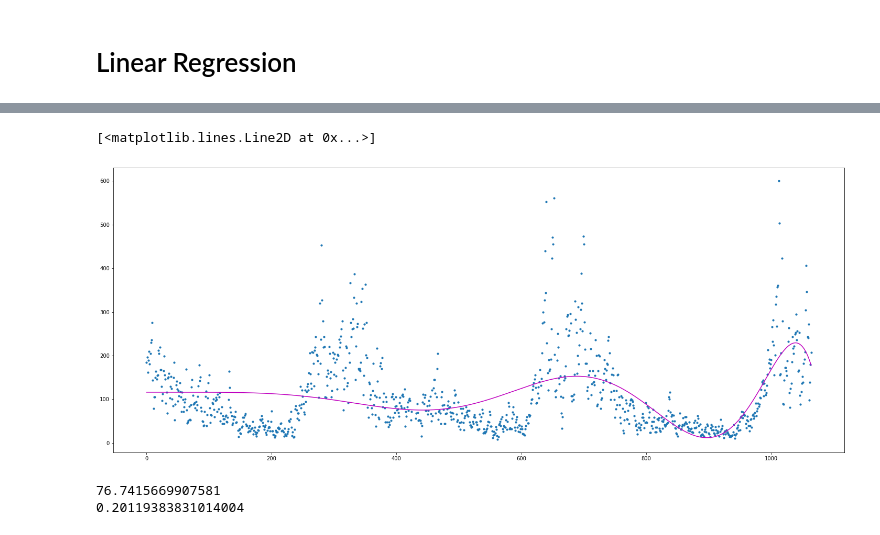
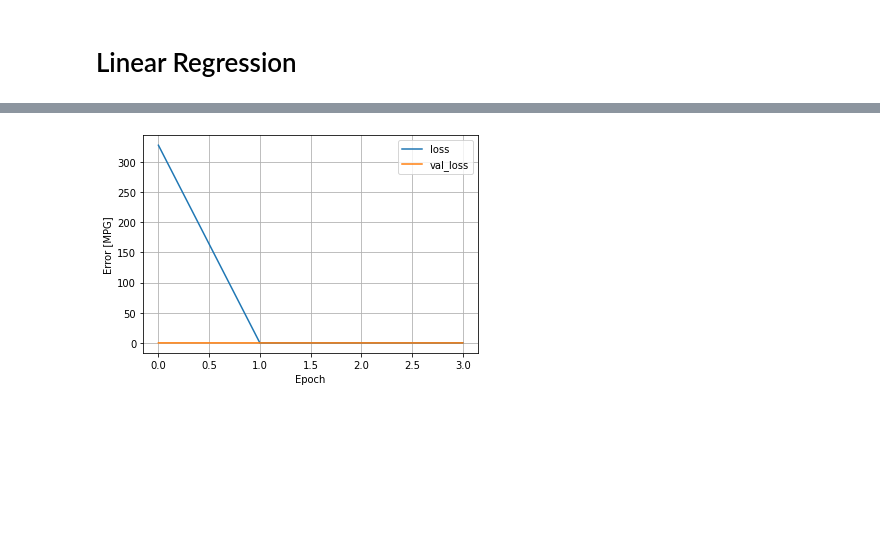
Before and after one commit to harshavardhannarla/esw-project, a Jupyter notebook: src/model/ESW_CPCB.ipynb, the cells around one changed output, grey strips where cells are left out. Cells and saved outputs as stored; diff of their text form; code cells hidden in the pictures; blank space fills up the shorter version.

```diff
--- a/src/model/ESW_CPCB.ipynb
+++ b/src/model/ESW_CPCB.ipynb
@@ -165,0 +169,2 @@ LinearRegression(copy_X=True, fit_intercept=True, n_jobs=None, normalize=False)
+# %%
+y = y_original
@@ -165,0 +173,21 @@ LinearRegression(copy_X=True, fit_intercept=True, n_jobs=None, normalize=False)
+# %%
+model = tf.keras.Sequential([
+    tf.keras.layers.Flatten(input_shape=(1, 1)),
+    tf.keras.layers.Dense(1000, activation='relu'),
+    tf.keras.layers.Dense(1000, activation='relu'),
+    tf.keras.layers.Dense(1000, activation='relu'),
+    tf.keras.layers.Dense(1)
+])
+# %%
+model.compile(optimizer='SGD',
+              loss='mean_absolute_error',
+              metrics=['accuracy'])
+# %%
+history = model.fit(
+    x,
+    y,
+    epochs=4,
+    # Suppress logging.
+    verbose=0,
+    # Calculate validation results on 20% of the training data.
+    validation_split = 0.2)
@@ -166 +200,10 @@ LinearRegression(copy_X=True, fit_intercept=True, n_jobs=None, normalize=False)
+# %%
+plt.pyplot.plot(history.history['loss'], label='loss')
+plt.pyplot.plot(history.history['val_loss'], label='val_loss')
+plt.pyplot.xlabel('Epoch')
+plt.pyplot.ylabel('Error [MPG]')
+plt.pyplot.legend()
+plt.pyplot.grid(True)
+# %% [output]
+[figure, added]
 # %%
@@ -168,15 +210,0 @@ y_poly_pred = model.predict(x_poly)
-# %%
-plt.pyplot.figure(figsize=(25, 10))
-plt.pyplot.scatter(x, y, s=10)
-plt.pyplot.plot(x, y_poly_pred, color='m')
-# %% [output]
-[<matplotlib.lines.Line2D at 0x...>]
-[figure, removed]
-# %%
-rmse = np.sqrt(mean_squared_error(y,y_poly_pred))
-r2 = r2_score(y,y_poly_pred)
-print(rmse)
-print(r2)
-# %% [output]
-76.7415669907581
-0.20119383831014004
```
Also changed, not shown: parts of 19 cells of this notebook.
